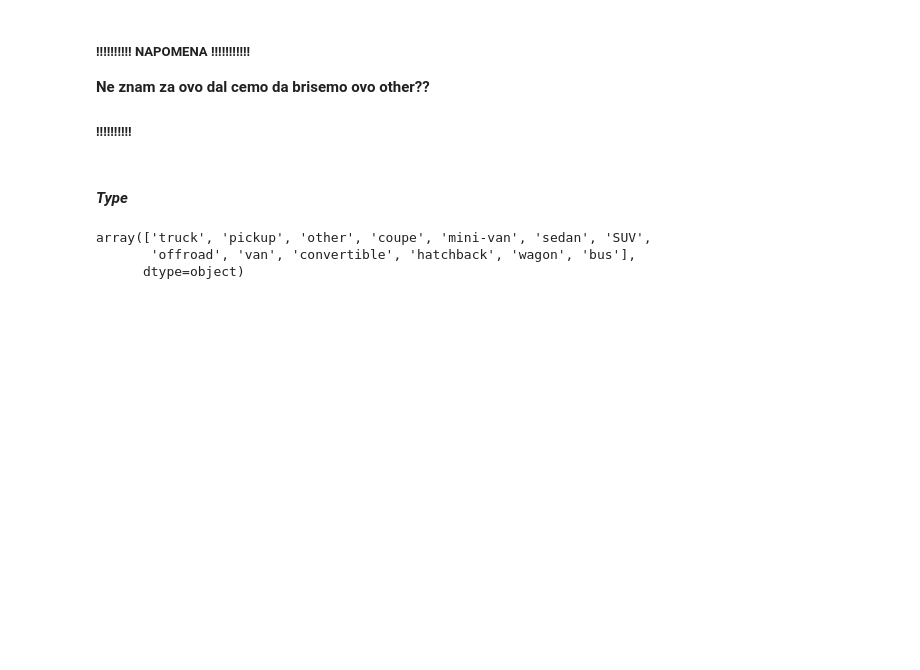
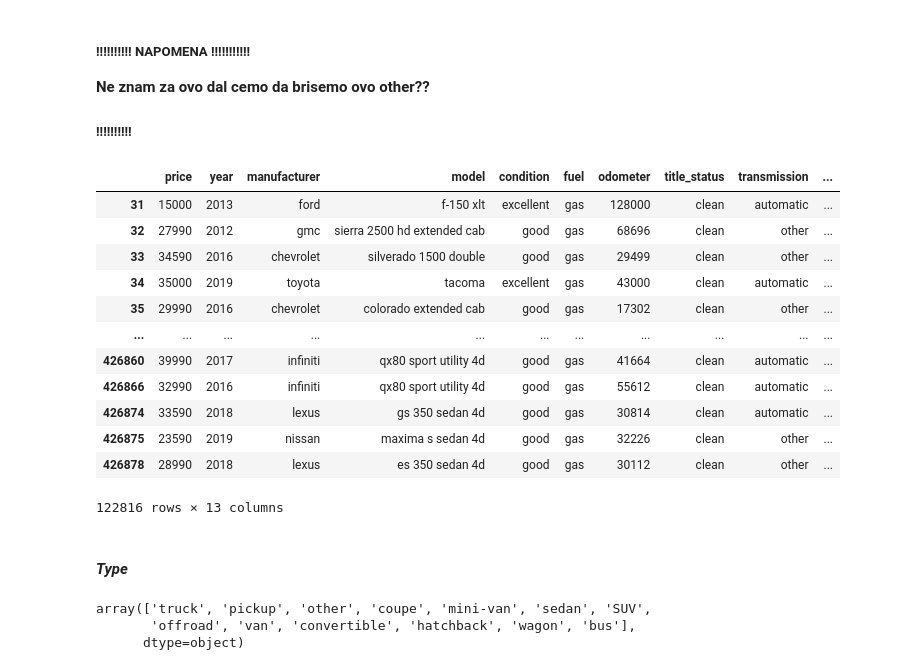
Before and after one commit to chevisha/used_cars_price_prediction, a Jupyter notebook: study.ipynb, the cells around one changed output. Drawn from its saved outputs; the diff is of its cells as text; code cells hidden in the pictures; blank space fills up the shorter version.

```diff
--- a/study.ipynb
+++ b/study.ipynb
@@ -570,6 +618,22 @@ Name: count, dtype: int64
 ##### !!!!!!!!!! NAPOMENA !!!!!!!!!!!
 **Ne znam za ovo dal cemo da brisemo ovo other??**
 ##### !!!!!!!!!!
+# %%
+df_filtered
+# %% [output]
+|  | price | year | manufacturer | model | condition | fuel | odometer | title_status | transmission | ... |
+| 31 | 15000 | 2013 | ford | f-150 xlt | excellent | gas | 128000 | clean | automatic | ... |
+| 32 | 27990 | 2012 | gmc | sierra 2500 hd extended cab | good | gas | 68696 | clean | other | ... |
+| 33 | 34590 | 2016 | chevrolet | silverado 1500 double | good | gas | 29499 | clean | other | ... |
+| 34 | 35000 | 2019 | toyota | tacoma | excellent | gas | 43000 | clean | automatic | ... |
+| 35 | 29990 | 2016 | chevrolet | colorado extended cab | good | gas | 17302 | clean | other | ... |
+| ... | ... | ... | ... | ... | ... | ... | ... | ... | ... | ... |
+| 426860 | 39990 | 2017 | infiniti | qx80 sport utility 4d | good | gas | 41664 | clean | automatic | ... |
+| 426866 | 32990 | 2016 | infiniti | qx80 sport utility 4d | good | gas | 55612 | clean | automatic | ... |
+| 426874 | 33590 | 2018 | lexus | gs 350 sedan 4d | good | gas | 30814 | clean | automatic | ... |
+| 426875 | 23590 | 2019 | nissan | maxima s sedan 4d | good | gas | 32226 | clean | other | ... |
+| 426878 | 28990 | 2018 | lexus | es 350 sedan 4d | good | gas | 30112 | clean | other | ... |
+122816 rows × 13 columns
 # %% [markdown]
 #### *Type*
 # %%
```
Also changed, not shown: parts of 27 cells of this notebook.
